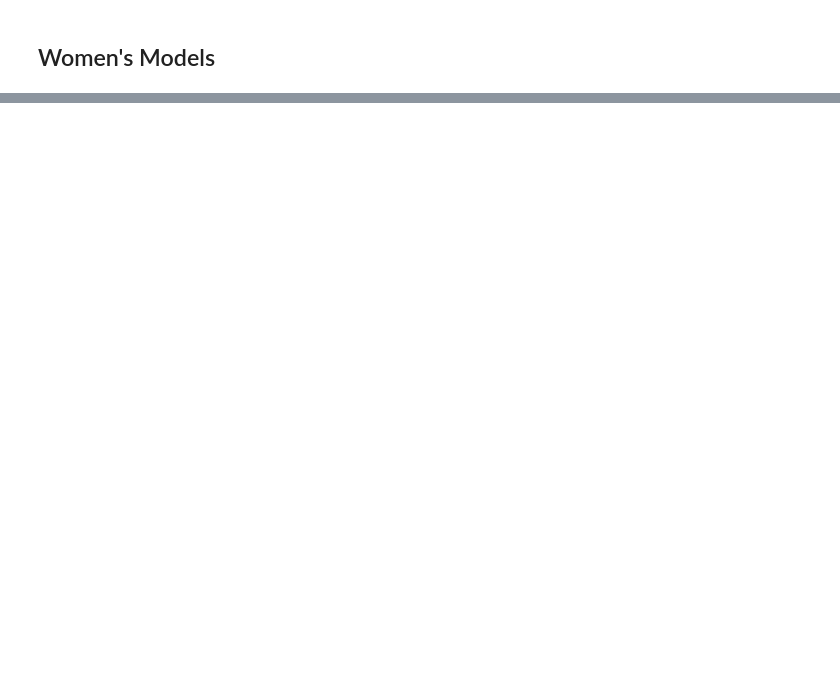
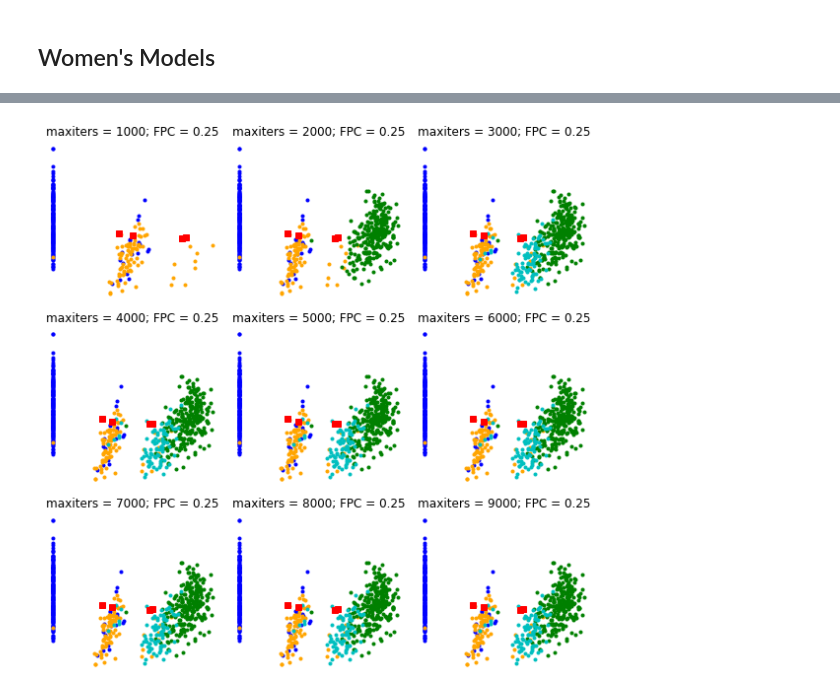
Before and after one commit to zacmcnulty123/reasoning_under_uncertainty, a Jupyter notebook: Project/Tennis.ipynb, the cells around one changed output, grey strips where cells are left out. Drawn from its saved outputs; the diff is of its cells as text; code cells hidden in the pictures; blank space fills up the shorter version.

```diff
--- a/Project/Tennis.ipynb
+++ b/Project/Tennis.ipynb
@@ -358,0 +593,30 @@ Text(0, 0.5, 'Fuzzy partition coefficient')
+# %%
+# Set up the loop and plot
+fig1, axes1 = plt.subplots(3, 3, figsize=(8, 8))
+fpcs = []
+iters = [0, 0, 1000, 2000, 3000, 4000, 5000, 6000, 7000, 8000, 9000]
+colors = ['b', 'orange', 'g', 'c', 'm', 'y', 'k', 'Brown', 'ForestGreen', 'Purple']
+for maxiters, ax in enumerate(axes1.reshape(-1), 2):
+    iters_ = iters[maxiters]
+    cntr, u, u0, d, jm, p, fpc = fuzz.cluster.cmeans(
+        X_train.T, 4, 3, error=0.005, maxiter=iters_, init=None, seed=[3523523])
+
+    # Store fpc values for later
+    fpcs.append(fpc)
+
+    # Plot assigned clusters, for each data point in training set
+    cluster_membership = np.argmax(u, axis=0)
+    for j in range(maxiters):
+        ax.plot(X_train.T[0, u.argmax(axis=0) == j],
+                X_train.T[1, u.argmax(axis=0) == j], '.', color=colors[j])
+
+    # Mark the center of each fuzzy cluster
+    for pt in cntr:
+        ax.plot(pt[0], pt[1], 'rs')
+
+    ax.set_title('maxiters = {0}; FPC = {1:.2f}'.format(iters_, fpc))
+    ax.axis('off')
+
+fig1.tight_layout()
+# %% [output]
+[figure, added]
```
Also changed, not shown: parts of 57 cells of this notebook, 1 other file.
